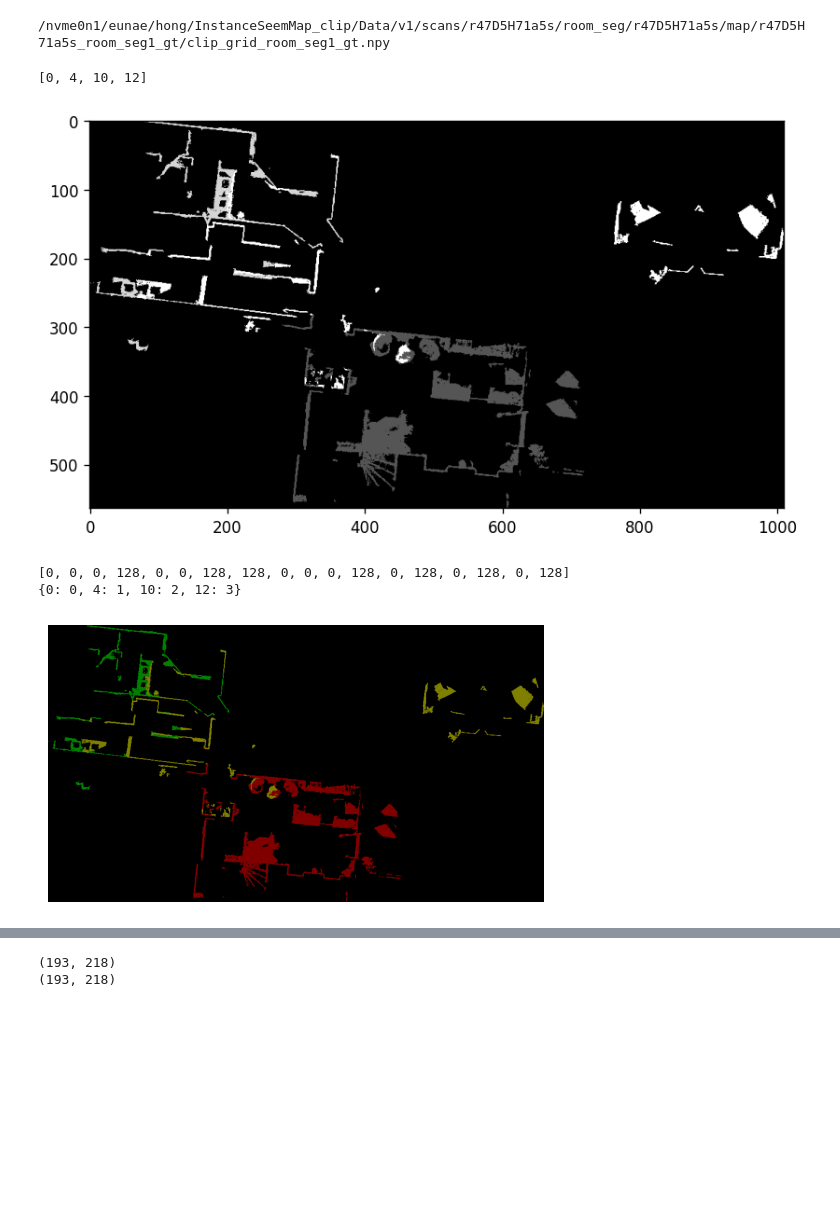
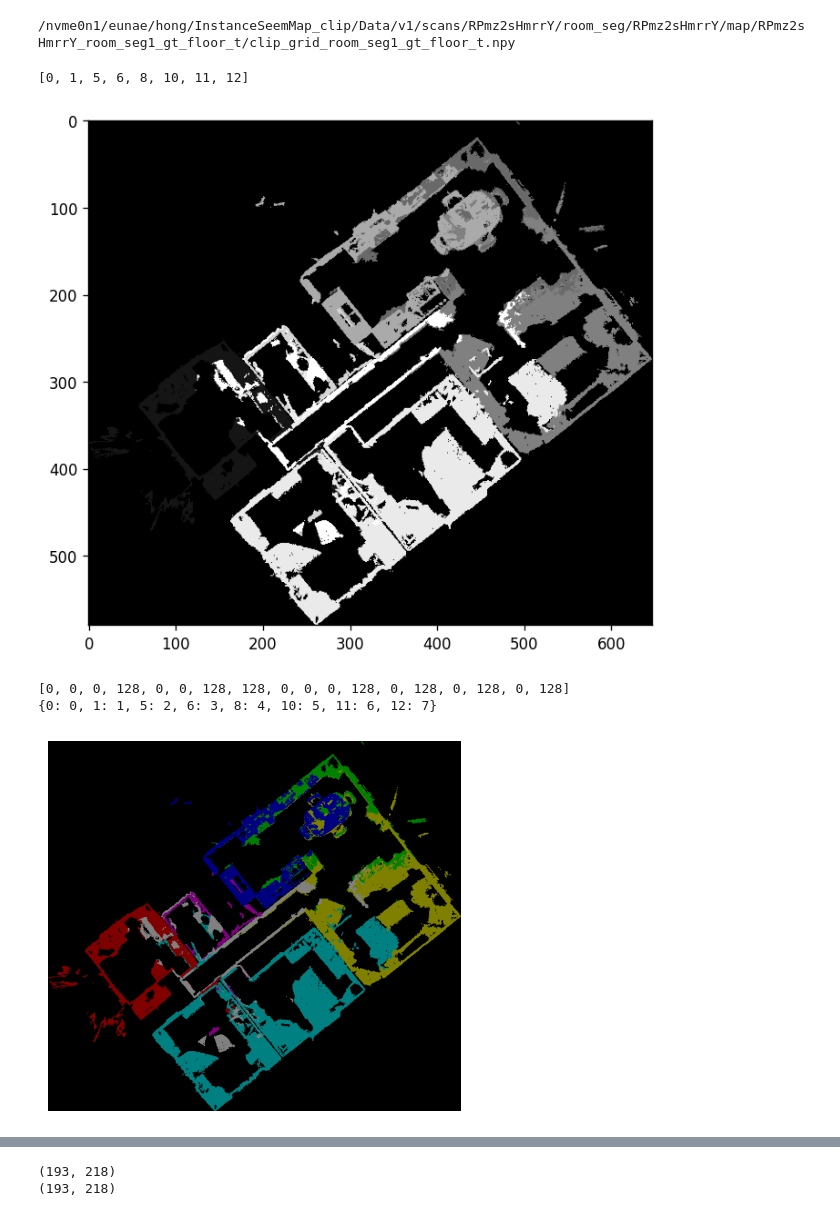
Before and after one commit to qlOoOlp/InstanceSeemMap, a Jupyter notebook: visualizer.ipynb, the cells around one changed output, grey strips where cells are left out. Cells and saved outputs as stored; diff of their text form; code cells hidden in the pictures; blank space fills up the shorter version.

```diff
--- a/visualizer.ipynb
+++ b/visualizer.ipynb
@@ -526,7 +531,8 @@ NameError: name 'data_dir' is not defined
 # color_top_down = load_map(color_top_down_save_path)
 # obstacles = load_map("/nvme0n1/eunae/hong/InstanceSeemMap_clip/Data/v1/scans/8WUmhLawc2A/room_seg/8WUmhLawc2A/map/8WUmhLawc2A_room_seg1/obstacles_room_seg1.npy")#obstacles_save_path)
 # obstacles = load_map("/nvme0n1/eunae/hong/InstanceSeemMap_clip/Data/v1/scans/HxpKQynjfin/room_seg/HxpKQynjfin/map/HxpKQynjfin_room_seg1_gt/obstacles_room_seg1_gt.npy")#obstacles_save_path)
-obstacles = load_map("/nvme0n1/eunae/hong/InstanceSeemMap_clip/Data/v1/scans/r47D5H71a5s/room_seg/r47D5H71a5s/map/r47D5H71a5s_room_seg1_gt/wall_mask_room_seg1_gt.npy")#obstacles_save_path)
+obstacles = load_map(obstacles_save_path)
+# obstacles = load_map("/nvme0n1/eunae/hong/InstanceSeemMap_clip/Data/v1/scans/r47D5H71a5s/room_seg/r47D5H71a5s/map/r47D5H71a5s_room_seg1_gt/wall_mask_room_seg1_gt.npy")#obstacles_save_path)
 print(np.unique(obstacles))
 
 x_indices, y_indices = np.where(obstacles == 1)
@@ -558,7 +564,7 @@ plt.show()
 # %%
 # gt_save_path = "/nvme0n1/eunae/hong/InstanceSeemMap_clip/Data/v1/scans/HxpKQynjfin/room_seg/HxpKQynjfin/map/HxpKQynjfin_room_seg1_gt/gt_room_seg1_gt.npy"
 # gt_save_path = "/nvme0n1/eunae/hong/InstanceSeemMap_clip/Data/v1/scans/2t7WUuJeko7/room_seg/2t7WUuJeko7/map/2t7WUuJeko7_room_seg1_gt/gt_room_seg1_gt.npy"
-gt_save_path = "/nvme0n1/eunae/hong/InstanceSeemMap_clip/Data/v1/scans/r47D5H71a5s/room_seg/r47D5H71a5s/map/r47D5H71a5s_room_seg1_gt/gt_room_seg1_gt.npy" #obstacles_save_path)
+# gt_save_path = "/nvme0n1/eunae/hong/InstanceSeemMap_clip/Data/v1/scans/r47D5H71a5s/room_seg/r47D5H71a5s/map/r47D5H71a5s_room_seg1_gt/gt_room_seg1_gt.npy" #obstacles_save_path)
 gt = load_map(gt_save_path)
 original_values = list(np.unique(gt))
 print(original_values)
@@ -583,10 +589,10 @@ clip_model, preprocess = clip.load(clip_version)  # clip.available_models()
 clip_model.to(device).eval()
 # %%
 # grid_save_path = "/nvme0n1/eunae/hong/InstanceSeemMap_clip/Data/v1/scans/8WUmhLawc2A/room_seg/8WUmhLawc2A/map/8WUmhLawc2A_room_seg1/clip_grid_room_seg1.npy"
-grid_save_path = "/nvme0n1/eunae/hong/InstanceSeemMap_clip/Data/v1/scans/r47D5H71a5s/room_seg/r47D5H71a5s/map/r47D5H71a5s_room_seg1_gt/clip_grid_room_seg1_gt.npy" #obstacles_save_path)
-grid = load_map(grid_save_path)
-grid = grid[xmin:xmax+1, ymin:ymax+1]
-print(grid_save_path)
+# grid_save_path = "/nvme0n1/eunae/hong/InstanceSeemMap_clip/Data/v1/scans/r47D5H71a5s/room_seg/r47D5H71a5s/map/r47D5H71a5s_room_seg1_gt/clip_grid_room_seg1_gt.npy" #obstacles_save_path)
+clip_grid = load_map(clip_grid_save_path)
+clip_grid = clip_grid[xmin:xmax+1, ymin:ymax+1]
+print(clip_grid_save_path)
 # grid_save=np.reshape(grid,(1000000,512))
 # #print(grid.shape)
 
@@ -595,7 +601,7 @@ print(grid_save_path)
 # #grid = grid[xmin:xmax+1, ymin:ymax+1]
 # grid_save[0]
 # %% [output]
-/nvme0n1/eunae/hong/InstanceSeemMap_clip/Data/v1/scans/r47D5H71a5s/room_seg/r47D5H71a5s/map/r47D5H71a5s_room_seg1_gt/clip_grid_room_seg1_gt.npy
+/nvme0n1/eunae/hong/InstanceSeemMap_clip/Data/v1/scans/RPmz2sHmrrY/room_seg/RPmz2sHmrrY/map/RPmz2sHmrrY_room_seg1_gt_floor_t/clip_grid_room_seg1_gt_floor_t.npy
 # %%
 gt = load_map(gt_save_path)
 original_values = list(np.unique(gt))
@@ -619,11 +625,23 @@ plt.show()
 # ]
 
 
-lang  = [
-    "void",
-    "entryway",
-    "bathroom",
-    "hallway",
+# lang  = [
+#     "void",
+#     "entryway",
+#     "bathroom",
+#     "hallway",
+# ]
+
+# 4. RPmz2sHmrrY
+lang = [
+    "void",             # 0
+    "office",           # 1
+    "dining room",      # 5
+    "living room",      # 6
+    "kitchen",          # 8
+    "bathroom",         # 10
+    "bedroom",          # 11
+    "hallway",          # 12
 ]
 
 new_pallete =  [0, 0, 0, 128, 0, 0, 128, 128, 0, 0, 0, 128, 0, 128, 0, 128, 0, 128] # get_new_pallete(len(lang))
@@ -660,35 +678,35 @@ indexed_image.putpalette(new_pallete)
 print( np.array(indexed_image).shape)
 
 # mask, patches = get_new_mask_pallete(gt[xmin:xmax+1, ymin:ymax+1], new_pallete, out_label_flag=True, labels=lang)
 # seg = mask.convert("RGBA")
 # seg = np.array(seg)
 # # seg[no_map_mask] = [225, 225, 225, 255]
 # # seg[floor_mask] = [225, 225, 225, 255]
 # seg = Image.fromarray(seg)
 # # color_top_down_save_path = os.path.join(map_save_dir, f"color_top_down_clip.npy")
 
 # # seg.save(os.path.join(map_save_dir,'vlmap2.png'), 'png')
 # # cv2.imwrite(os.path.join(map_save_dir,'vlmap.jpg'), seg)
 
 # plt.figure(figsize=(10, 6), dpi=120)/
 # plt.legend(handles=patches, loc='upper left', bbox_to_anchor=(1., 1), prop={'size': 10})
 # plt.axis('off')
 # plt.title("GT")
 plt.imshow(indexed_image)
 print(indexed_image)
 plt.show()
 '''
 lang  = [
     "void",
     "living room",
     "kitchen",
     "bathroom",
     "bedroom",
     "hallway",
 ]
 # %% [output]
-[0, 4, 10, 12]
+[0, 1, 5, 6, 8, 10, 11, 12]
-[figure, old version]
+[figure, new version]
 [0, 0, 0, 128, 0, 0, 128, 128, 0, 0, 0, 128, 0, 128, 0, 128, 0, 128]
-{0: 0, 4: 1, 10: 2, 12: 3}
+{0: 0, 1: 1, 5: 2, 6: 3, 8: 4, 10: 5, 11: 6, 12: 7}
-[figure, old version]
+[figure, new version]
```
Also changed, not shown: parts of 6 cells of this notebook, 2 other files.
